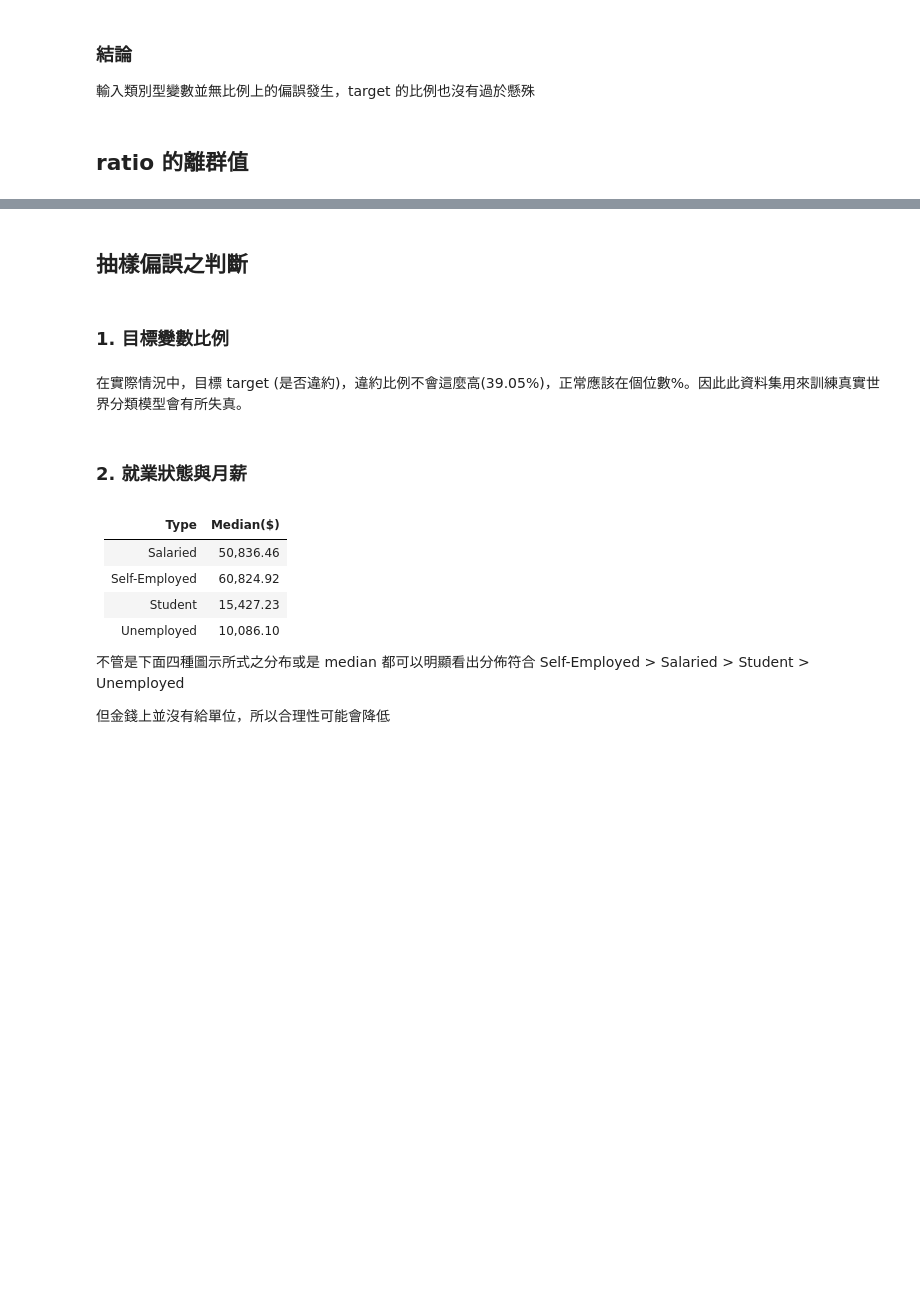
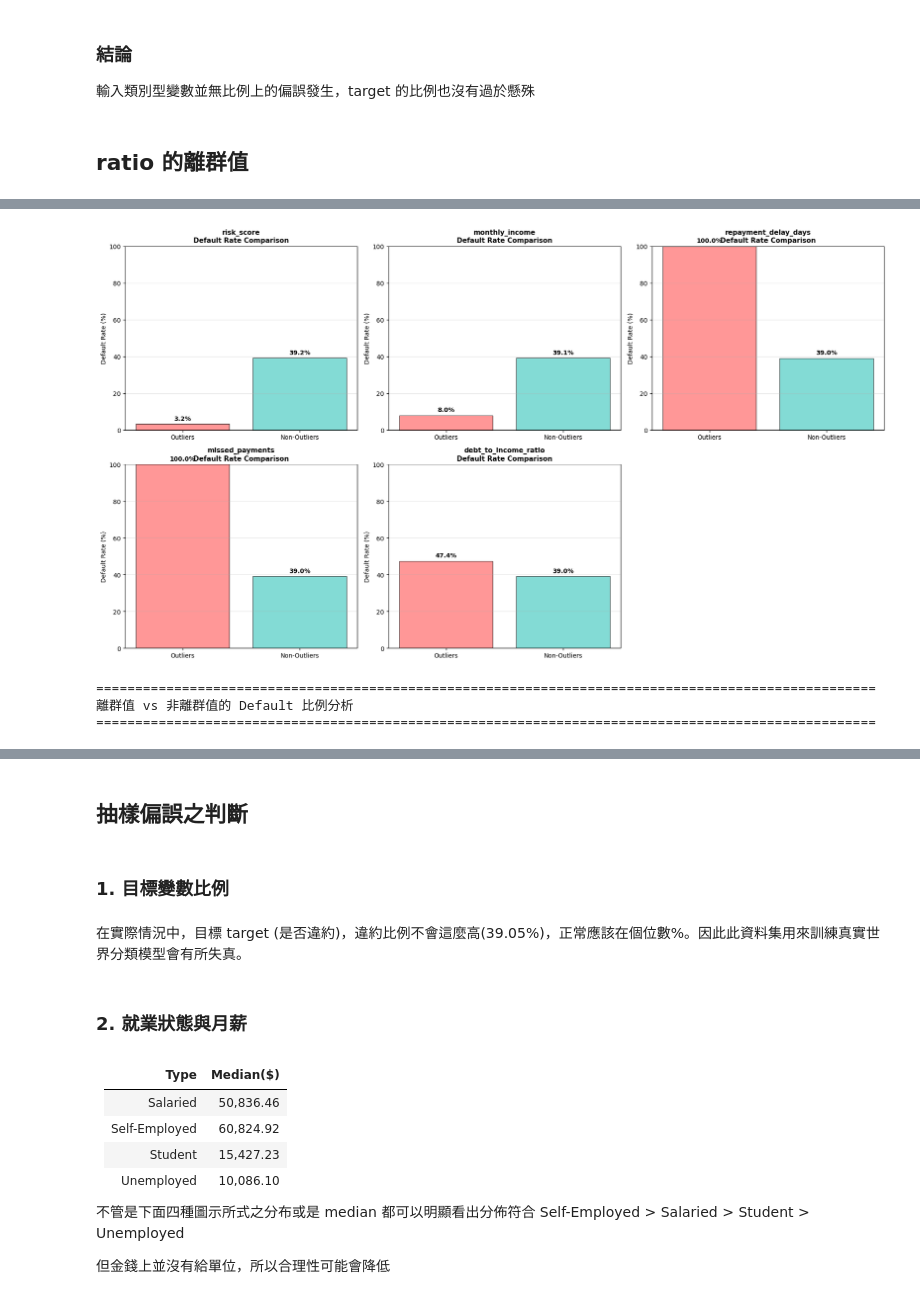
Before and after one commit to BobbleUnderBox/DataMiningG1FinalProject, a Jupyter notebook: notebooks/02_data_quality.ipynb, the cells around one changed output, grey strips where cells are left out. Cells and saved outputs as stored; diff of their text form; code cells hidden in the pictures; blank space fills up the shorter version.

```diff
--- a/notebooks/02_data_quality.ipynb
+++ b/notebooks/02_data_quality.ipynb
@@ -303,0 +226,79 @@ display(outliers_df)
+# %%
+# 分析五個具有離群值的變數：default_flag 在離群值 vs 非離群值的比例差異
+outlier_vars = ['risk_score', 'monthly_income', 'repayment_delay_days', 'missed_payments', 'debt_to_income_ratio']
+
+fig, axes = plt.subplots(2, 3, figsize=(18, 10))
+axes = axes.flatten()
+
+comparison_results = []
+
+for idx, col in enumerate(outlier_vars):
+    # 計算 1.5 IQR 離群值界線
+    Q1 = df[col].quantile(0.25)
+    Q3 = df[col].quantile(0.75)
+    IQR = Q3 - Q1
+    lower_bound = Q1 - 1.5 * IQR
+    upper_bound = Q3 + 1.5 * IQR
+
+    # 將資料分為離群值與非離群值
+    is_outlier = (df[col] < lower_bound) | (df[col] > upper_bound)
+
+    # 計算各組的 default 比例
+    outlier_default_rate = df[is_outlier]['default_flag'].mean() * 100
+    normal_default_rate = df[~is_outlier]['default_flag'].mean() * 100
+
+    comparison_results.append({
+        'Variable': col,
+        'Outlier_Count': is_outlier.sum(),
+        'Normal_Count': (~is_outlier).sum(),
+        'Outlier_Default_Rate(%)': round(outlier_default_rate, 2),
+        'Normal_Default_Rate(%)': round(normal_default_rate, 2),
+        'Difference(%)': round(outlier_default_rate - normal_default_rate, 2)
+    })
+
+    # 繪製比較圖
+    ax = axes[idx]
+    categories = ['Outliers', 'Non-Outliers']
+    rates = [outlier_default_rate, normal_default_rate]
+    colors_bar = ['#ff6b6b', '#4ecdc4']
+
+    bars = ax.bar(categories, rates, color=colors_bar, edgecolor='black', alpha=0.7)
+    ax.set_title(f'{col}\nDefault Rate Comparison', fontsize=11, fontweight='bold')
+    ax.set_ylabel('Default Rate (%)', fontsize=10)
+    ax.set_ylim(0, 100)
+    ax.grid(axis='y', alpha=0.3)
+
+    # 添加數值標籤
+    for i, (bar, rate) in enumerate(zip(bars, rates)):
+        ax.text(bar.get_x() + bar.get_width()/2, rate + 2, f'{rate:.1f}%',
+                ha='center', fontsize=10, fontweight='bold')
+
+# 移除多餘的子圖
+axes[5].remove()
+
+plt.tight_layout()
+plt.show()
+
+# 顯示比較表格
+print("=" * 100)
+print("離群值 vs 非離群值的 Default 比例分析")
+print("=" * 100)
+comparison_df = pd.DataFrame(comparison_results)
+display(comparison_df)
+
+# 顯示詳細統計
+print("\n" + "=" * 100)
+print("詳細統計")
+print("=" * 100)
+for result in comparison_results:
+    print(f"\n📊 {result['Variable']}:")
+    print(f"   離群值筆數: {result['Outlier_Count']}")
+    print(f"   非離群值筆數: {result['Normal_Count']}")
+    print(f"   離群值中 default 比例: {result['Outlier_Default_Rate(%)']:.2f}%")
+    print(f"   非離群值中 default 比例: {result['Normal_Default_Rate(%)']:.2f}%")
+    print(f"   差異: {result['Difference(%)']:.2f}%")
+# %% [output]
+[figure, added]
+====================================================================================================
+離群值 vs 非離群值的 Default 比例分析
+====================================================================================================
```
Also changed, not shown: parts of 15 cells of this notebook, 3 other files.
